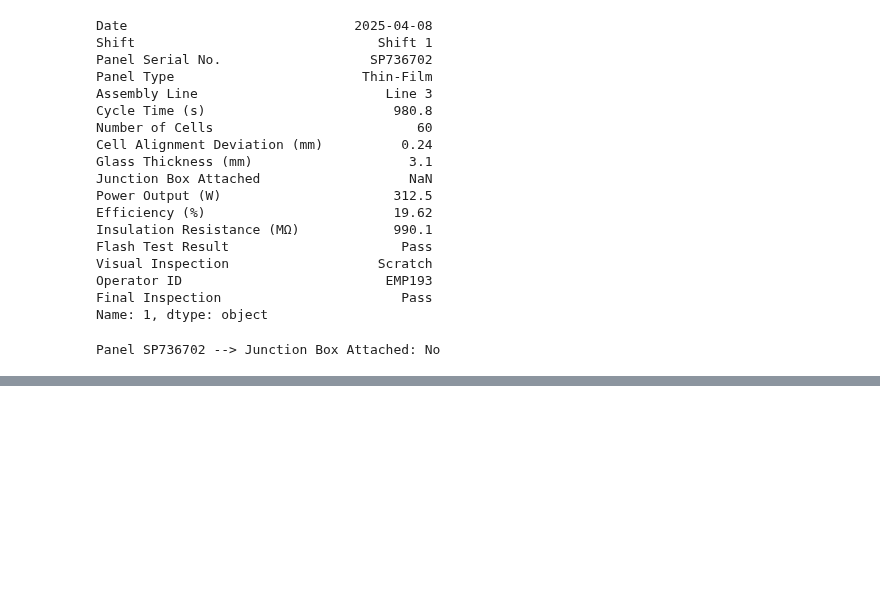
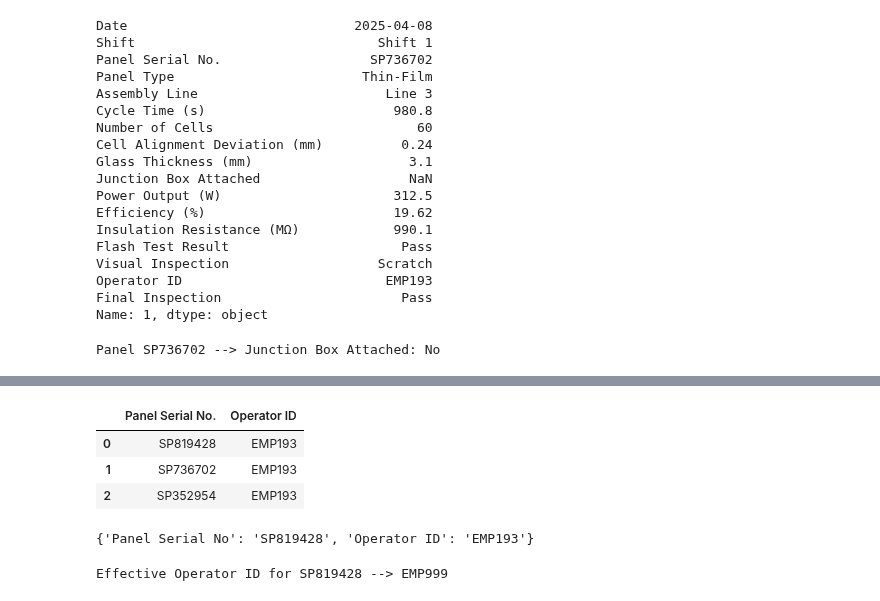
Before and after one commit to michellealzola/python_basics, a Jupyter notebook: 02_Collections/EX_chain_map_ADVANCE.ipynb, the cells around one changed output, grey strips where cells are left out. Saved outputs shown, nothing was run; the diff lists cells and outputs as text; code cells hidden in the pictures; blank space fills up the shorter version.

```diff
--- a/02_Collections/EX_chain_map_ADVANCE.ipynb
+++ b/02_Collections/EX_chain_map_ADVANCE.ipynb
@@ -319,0 +523,9 @@ Panel SP736702 --> Junction Box Attached: No
+# %%
+record = df[['Panel Serial No.', 'Operator ID']]
+# %%
+record.head(3)
+# %% [output]
+|  | Panel Serial No. | Operator ID |
+| 0 | SP819428 | EMP193 |
+| 1 | SP736702 | EMP193 |
+| 2 | SP352954 | EMP193 |
@@ -319,0 +537,4 @@ Panel SP736702 --> Junction Box Attached: No
+# %%
+original_record
+# %% [output]
+{'Panel Serial No': 'SP819428', 'Operator ID': 'EMP193'}
@@ -319,0 +547,4 @@ Panel SP736702 --> Junction Box Attached: No
+# %%
+print(f'Effective Operator ID for {effective_operator_id['Panel Serial No']} --> {effective_operator_id["Operator ID"]}')
+# %% [output]
+Effective Operator ID for SP819428 --> EMP999
```
Also changed, not shown: parts of 48 cells of this notebook.
